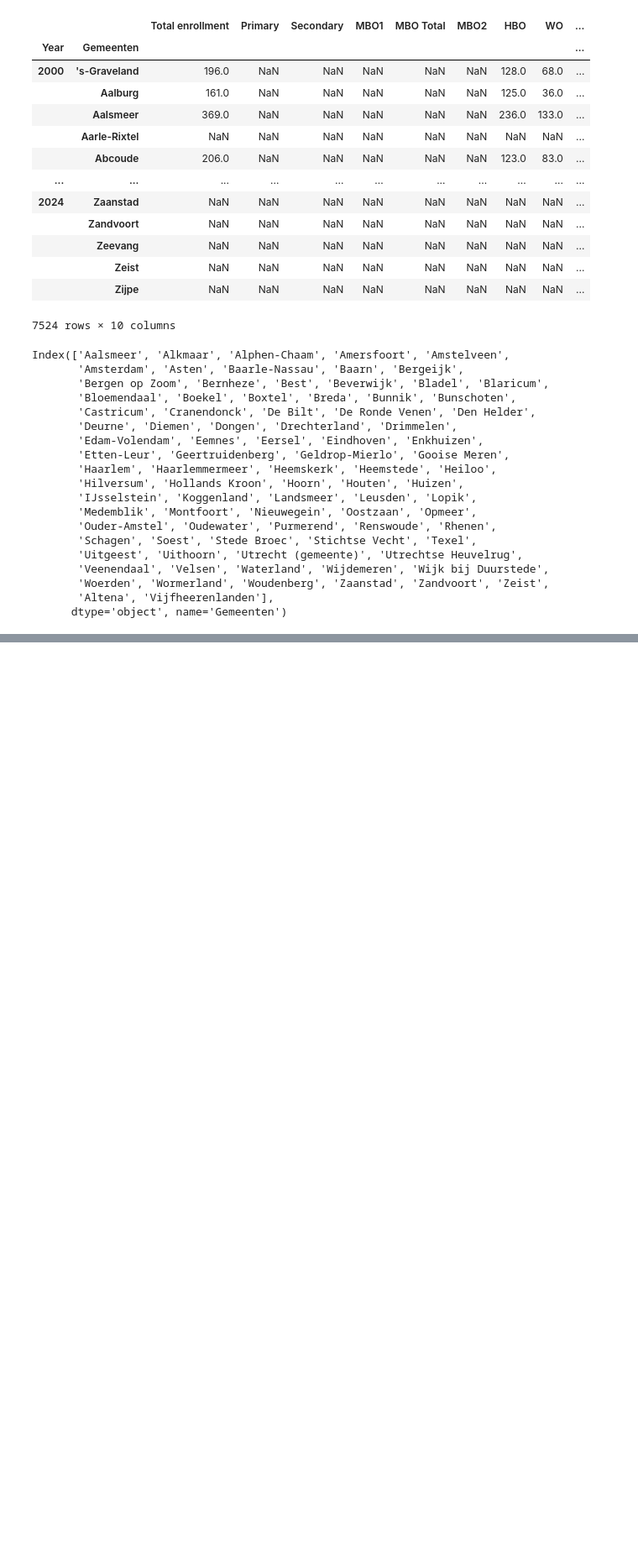
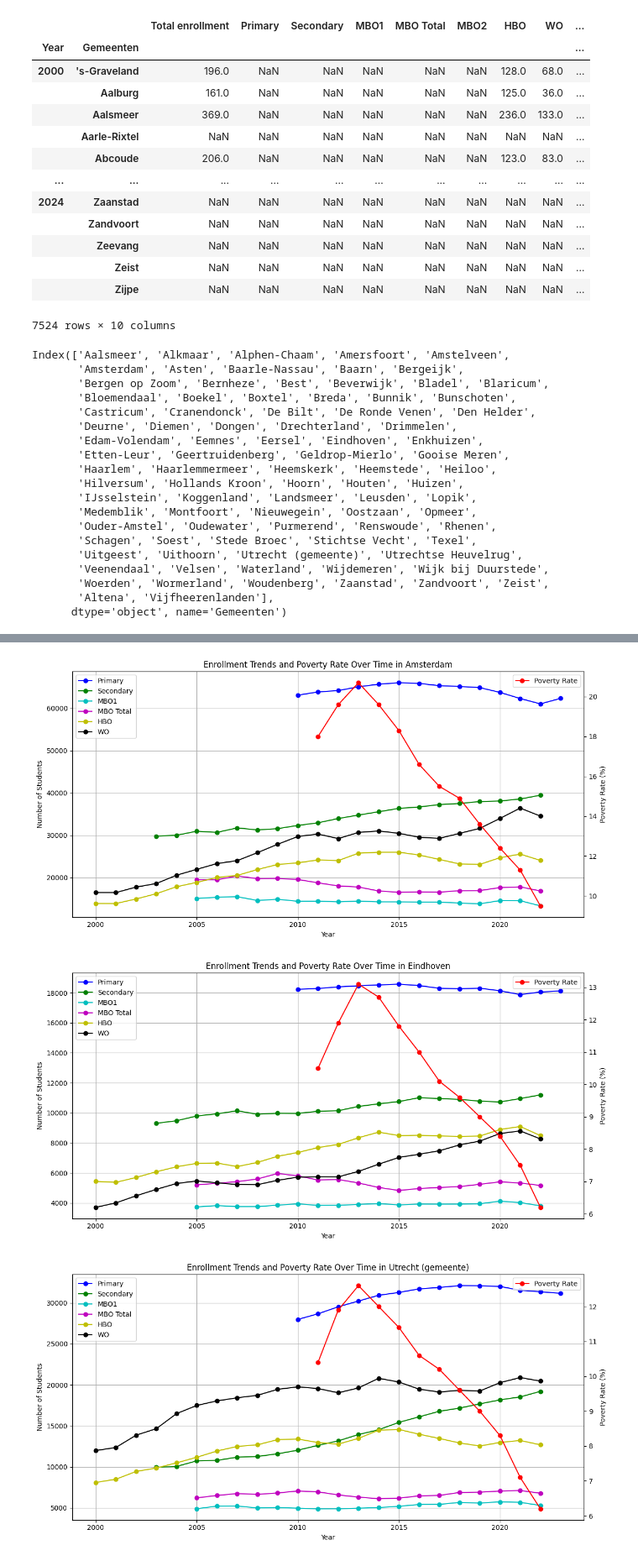
Before and after one commit to Thais02/knowledge2024, a Jupyter notebook: DataProcessing_ultimate.ipynb, the cells around one changed output, grey strips where cells are left out. Shown at 84% size. Drawn from its saved outputs; the diff is of its cells as text; code cells hidden in the pictures; blank space fills up the shorter version.

Commit message:
added plots for poverty

```diff
--- a/DataProcessing_ultimate.ipynb
+++ b/DataProcessing_ultimate.ipynb
@@ -227,0 +228,45 @@ for plot in plot_merged_df(merged_df, cities=['Eindhoven', 'Utrecht (gemeente)']
+# %%
+import matplotlib.pyplot as plt
+
+# Define the list of cities we are interested in
+target_cities = ['Amsterdam', 'Eindhoven', 'Utrecht (gemeente)']
+
+# Filter the DataFrame to include only the target cities
+filtered_df = merged_df.loc[merged_df.index.get_level_values('Gemeenten').isin(target_cities)]
+
+# Function to create combined plots for the filtered cities
+def combined_plot_trends(data, city):
+    fig, ax1 = plt.subplots(figsize=(12, 6))
+
+    # Filter data for the given city
+    city_data = data.xs(city, level='Gemeenten')
+
+    # Plot enrollment trends
+    colors = ['b', 'g', 'c', 'm', 'y', 'k']
+    enrollment_types = ['Primary', 'Secondary', 'MBO1', 'MBO Total', 'HBO', 'WO']
+
+    for i, enrollment_type in enumerate(enrollment_types):
+        ax1.plot(city_data.index, city_data[enrollment_type], marker='o', label=enrollment_type, color=colors[i % len(colors)])
+
+    ax1.set_xlabel('Year')
+    ax1.set_ylabel('Number of Students')
+    ax1.legend(loc='upper left')
+    ax1.grid(True)
+
+    # Create a second y-axis to plot poverty rate
+    ax2 = ax1.twinx()
+    ax2.plot(city_data.index, city_data['Impoverished children'], marker='o', color='r', label='Poverty Rate')
+    ax2.set_ylabel('Poverty Rate (%)')
+    ax2.legend(loc='upper right')
+
+    plt.title(f'Enrollment Trends and Poverty Rate Over Time in {city}')
+    fig.tight_layout()
+    plt.show()
+
+# Call the function for each target city in the filtered DataFrame
+for city in target_cities:
+    combined_plot_trends(filtered_df, city)
+# %% [output]
+[figure, added]
+[figure, added]
+[figure, added]
```
Also changed, not shown: parts of 2 cells of this notebook.
